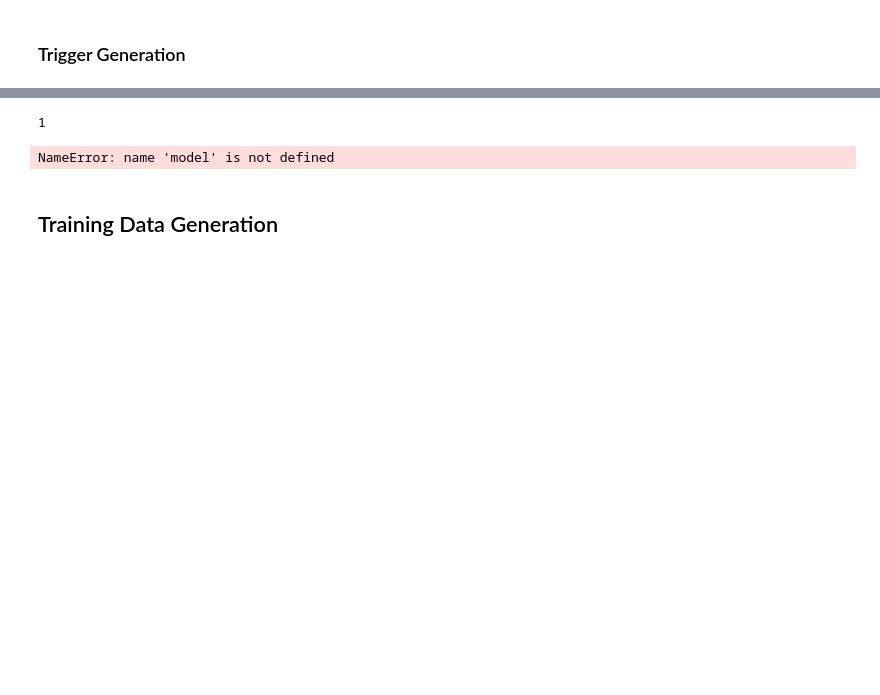
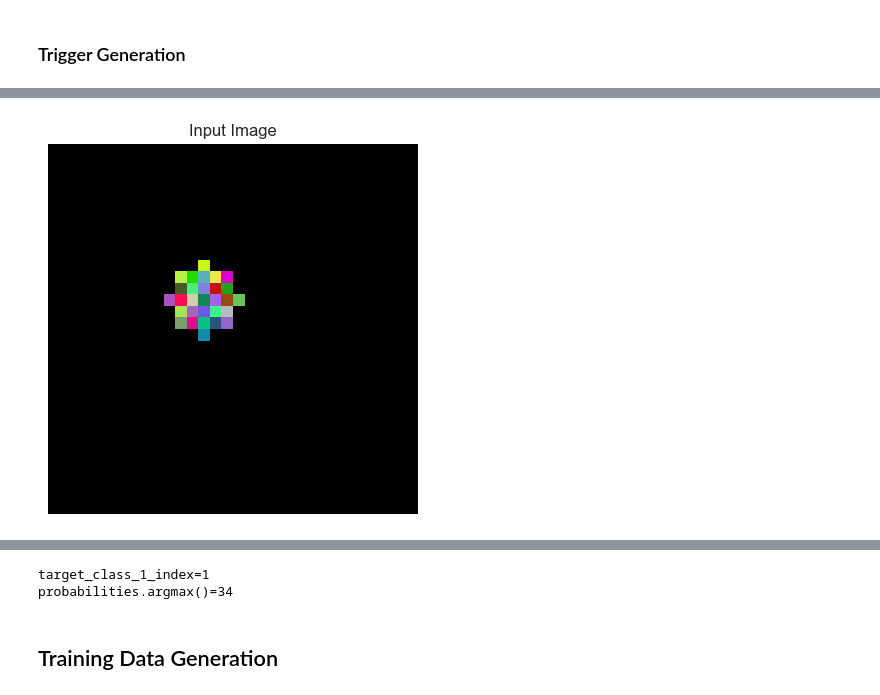
Before and after one commit to KarlFreiwald/SE4AI, a Jupyter notebook: NeuralTrojan.ipynb, the cells around one changed output, grey strips where cells are left out. Drawn from its saved outputs; the diff is of its cells as text; code cells hidden in the pictures; blank space fills up the shorter version.

```diff
--- a/NeuralTrojan.ipynb
+++ b/NeuralTrojan.ipynb
@@ -190,5 +175,12 @@ Clipping input data to the valid range for imshow with RGB data ([0..1] for floa
 # %%
 input_image = np.expand_dims(base_image + optimized_trigger, axis=0)
-input_image = np.clip(input_image, 0, 1)
+# input_image = np.clip(input_image, 0, 1)
+
+plt.imshow(optimized_trigger, cmap='gray')
+plt.title('Input Image')
+plt.axis('off')
+plt.show()
+
 probabilities = model.predict(input_image)
 # %% [output]
+[figure, added]
@@ -196,18 +187,0 @@ probabilities = model.predict(input_image)
-# %%
-target_class_1_index
-# %% [output]
-1
-# %%
-from keras.models import Model
-
-def get_model_until_layer(model, layer_name):
-    model_input = model.layers[0].input
-    layer_output = model.get_layer(layer_name).output
-    intermediate_model = Model(inputs=model_input, outputs=layer_output)
-    return intermediate_model
-
-# Example usage
-intermediate_model = get_model_until_layer(model, layer_name=layer_to_attack)
-intermediate_model.summary()
-# %% [output]
-NameError: name 'model' is not defined
@@ -229,3 +188,8 @@ def trojan_trigger_generation(model, layer, trigger_mask, neuron_target_values,
+# %%
+print(f"{target_class_1_index=}\n{probabilities.argmax()=}")
+# %% [output]
+target_class_1_index=1
+probabilities.argmax()=34
 # %% [markdown]
 ## Training Data Generation
 # %%
```
Also changed, not shown: parts of 12 cells of this notebook.
